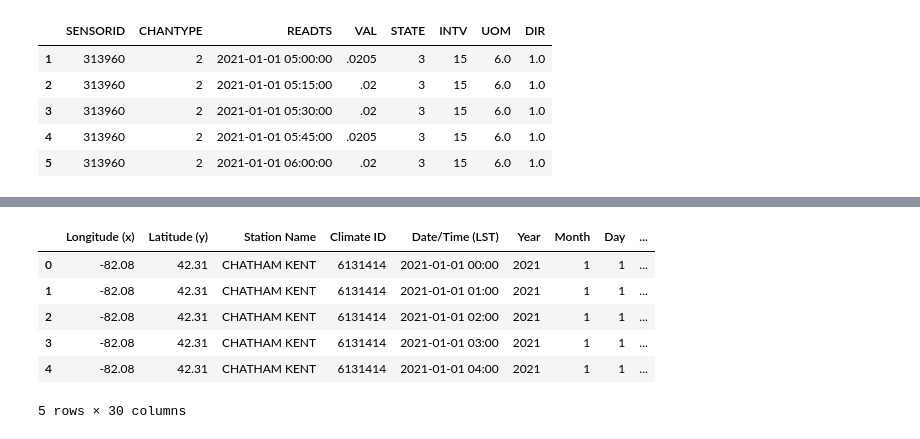
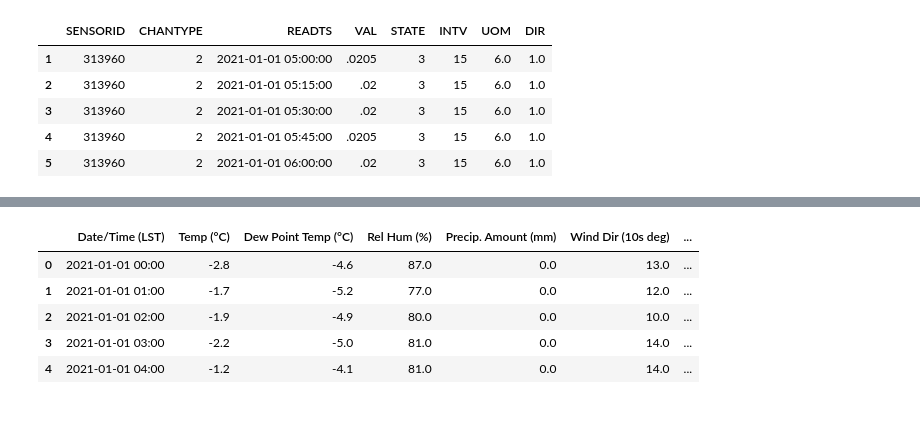
Before and after one commit to mnoorchenar/SmartMeterData, a Jupyter notebook: Cleaning.ipynb, the cells around one changed output, grey strips where cells are left out. Cells and saved outputs as stored; diff of their text form; code cells hidden in the pictures.

Commit message:
Adding weather information

```diff
--- a/Cleaning.ipynb
+++ b/Cleaning.ipynb
@@ -332,11 +178,31 @@ Direction (1 = Delivered/Consumed, 2 = Received/Generation):  1.0
-# %%
-weather = pd.read_csv('https://raw.githubusercontent.com/mnoorchenar/data/main/Canada_Weather/ONTARIO/CHATHAM%20KENT/en_climate_hourly_ON_6131414_01-2021_P1H.csv')
-weather.head()
-# %% [output]
-|  | Longitude (x) | Latitude (y) | Station Name | Climate ID | Date/Time (LST) | Year | Month | Day | ... |
-| 0 | -82.08 | 42.31 | CHATHAM KENT | 6131414 | 2021-01-01 00:00 | 2021 | 1 | 1 | ... |
-| 1 | -82.08 | 42.31 | CHATHAM KENT | 6131414 | 2021-01-01 01:00 | 2021 | 1 | 1 | ... |
-| 2 | -82.08 | 42.31 | CHATHAM KENT | 6131414 | 2021-01-01 02:00 | 2021 | 1 | 1 | ... |
-| 3 | -82.08 | 42.31 | CHATHAM KENT | 6131414 | 2021-01-01 03:00 | 2021 | 1 | 1 | ... |
-| 4 | -82.08 | 42.31 | CHATHAM KENT | 6131414 | 2021-01-01 04:00 | 2021 | 1 | 1 | ... |
-5 rows × 30 columns
+# %%
+#Getting info for Chatham Ontario
+# https://climate.weather.gc.ca/historical_data/search_historic_data_stations_e.html?searchType=stnName&timeframe=1&txtStationName=Chatham&searchMethod=contains&optLimit=yearRange&StartYear=1840&EndYear=2023&Year=2023&Month=3&Day=6&selRowPerPage=25
+weather = pd.DataFrame()
+
+for i in [2021, 2022]:
+  i = str(i)
+  for j in range(1,13):
+    j = str(j)
+    if len(j)<2:
+      j = '0'+j
+    weather = weather.append(pd.read_csv('https://raw.githubusercontent.com/mnoorchenar/data/main/Canada_Weather/ONTARIO/CHATHAM%20KENT/en_climate_hourly_ON_6131414_'+ j + '-' + i +'_P1H.csv'))
+
+weather_cleaned = weather.drop(columns=['Longitude (x)', 'Latitude (y)', 'Station Name', 'Climate ID', 'Year',	'Month',	'Day', 'Time (LST)'], axis=1)
+
+#remove following columns because of they have many NaN
+weather_cleaned = weather_cleaned.drop(columns=['Hmdx', 'Weather', 'Wind Chill'], axis=1)
+
+# get a list of column names that do not contain "Flag"
+cols_to_keep = [col for col in weather_cleaned.columns if 'Flag' not in col]
+
+# drop the columns that contain "Flag"
+weather_cleaned = weather_cleaned[cols_to_keep]
+weather_cleaned.head()
+# %% [output]
+|  | Date/Time (LST) | Temp (°C) | Dew Point Temp (°C) | Rel Hum (%) | Precip. Amount (mm) | Wind Dir (10s deg) | ... |
+| 0 | 2021-01-01 00:00 | -2.8 | -4.6 | 87.0 | 0.0 | 13.0 | ... |
+| 1 | 2021-01-01 01:00 | -1.7 | -5.2 | 77.0 | 0.0 | 12.0 | ... |
+| 2 | 2021-01-01 02:00 | -1.9 | -4.9 | 80.0 | 0.0 | 10.0 | ... |
+| 3 | 2021-01-01 03:00 | -2.2 | -5.0 | 81.0 | 0.0 | 14.0 | ... |
+| 4 | 2021-01-01 04:00 | -1.2 | -4.1 | 81.0 | 0.0 | 14.0 | ... |
```
Also changed, not shown: parts of 10 cells of this notebook.
